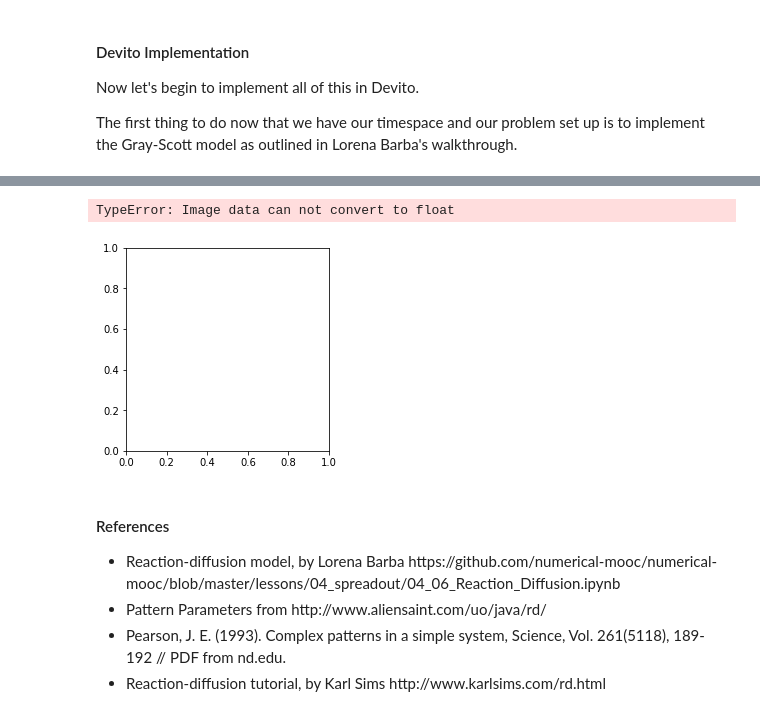
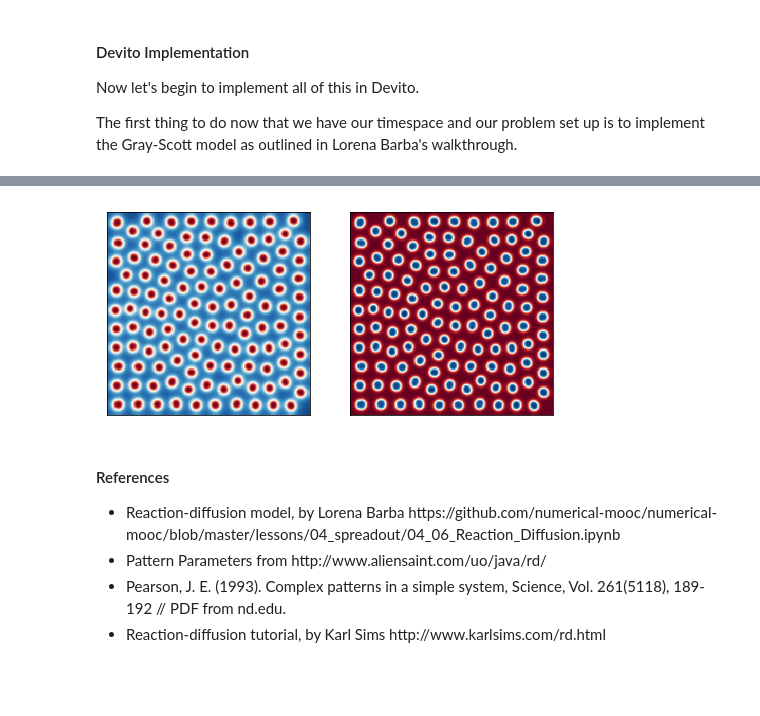
Before and after one commit to zhangwise/devito, a Jupyter notebook: examples/reaction-diffusion/reaction_diffusion.ipynb, the cells around one changed output, grey strips where cells are left out. Drawn from its saved outputs; the diff is of its cells as text; code cells hidden in the pictures; blank space fills up the shorter version.

Commit message:
Fixed bugs -- graphs show

```diff
--- a/examples/reaction-diffusion/reaction_diffusion.ipynb
+++ b/examples/reaction-diffusion/reaction_diffusion.ipynb
@@ -114,14 +114,13 @@ CustomCompiler: compiled /var/folders/b0/z7vc8ltj0131yqczz72tf_wm0000gp/T/devito
 # %%
 fig = pyplot.figure(figsize=(8,5))
 pyplot.subplot(121)
-pyplot.imshow(U, cmap = cm.RdBu)
+pyplot.imshow(U.data[0], cmap = cm.RdBu)
 pyplot.xticks([]), pyplot.yticks([]);
 pyplot.subplot(122)
-pyplot.imshow(V, cmap = cm.RdBu)
+pyplot.imshow(V.data[0], cmap = cm.RdBu)
 pyplot.xticks([]), pyplot.yticks([]);
 # %% [output]
-TypeError: Image data can not convert to float
-[figure, old version]
+[figure, new version]
 # %% [markdown]
 #### References ####
 <ul>
```
Also changed, not shown: parts of 2 cells of this notebook.
